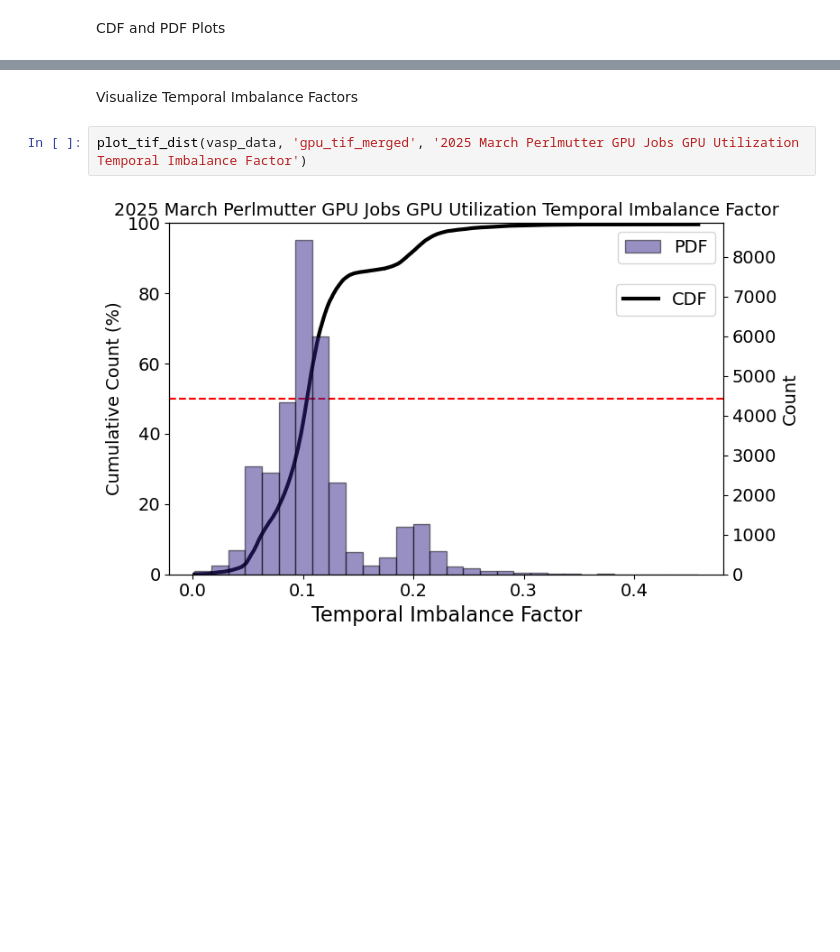
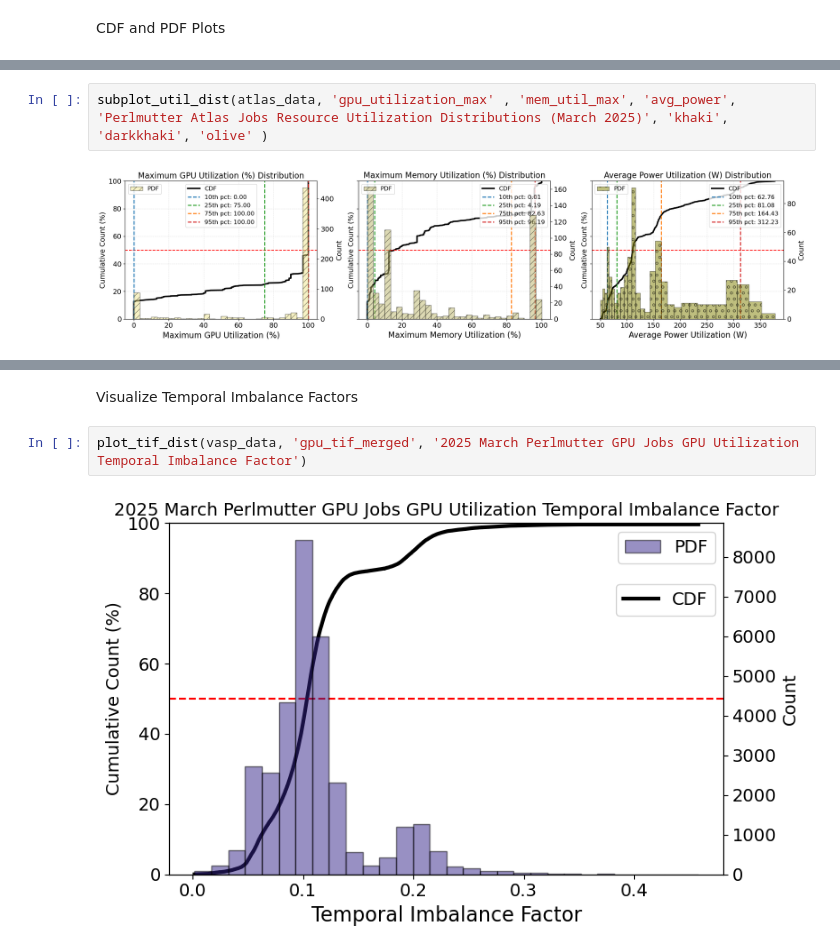
Before and after one commit to beste-oztop/vasp-gpu-resource-data-analysis, a Jupyter notebook: notebooks/resource_util_analysis.ipynb, the cells around one changed output, grey strips where cells are left out. Saved outputs shown, nothing was run; the diff lists cells and outputs as text; blank space fills up the shorter version.

```diff
--- a/notebooks/resource_util_analysis.ipynb
+++ b/notebooks/resource_util_analysis.ipynb
@@ -123,0 +204,4 @@ plot_energy_dist(vasp_data, 'total_energy_kwh', '2025 March Perlmutter VASP Jobs
+# %%
+subplot_util_dist(atlas_data, 'gpu_utilization_max' , 'mem_util_max', 'avg_power', 'Perlmutter Atlas Jobs Resource Utilization Distributions (March 2025)', 'khaki', 'darkkhaki', 'olive' )
+# %% [output]
+[figure, added]
```
Also changed, not shown: parts of 32 cells of this notebook, 3 other files.
